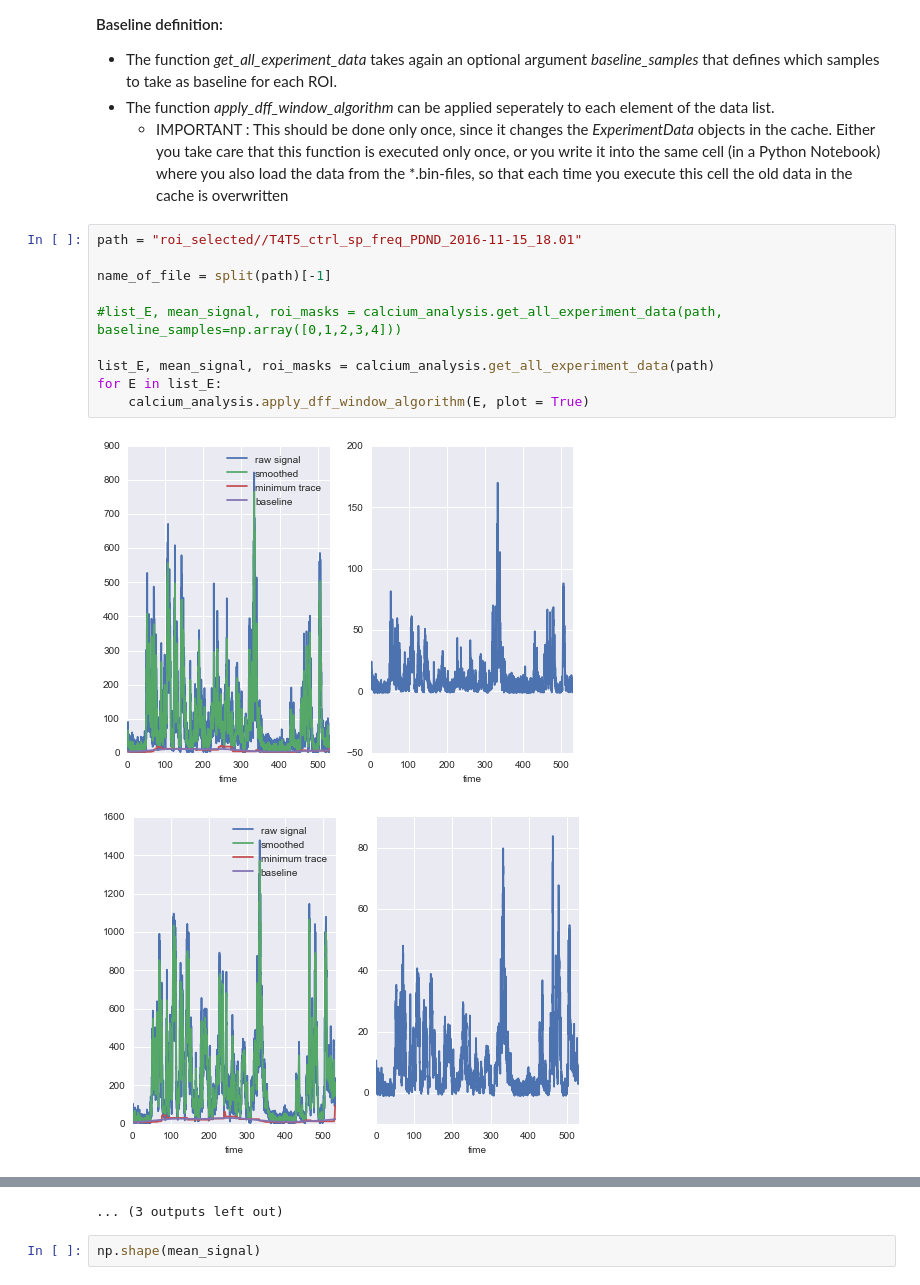
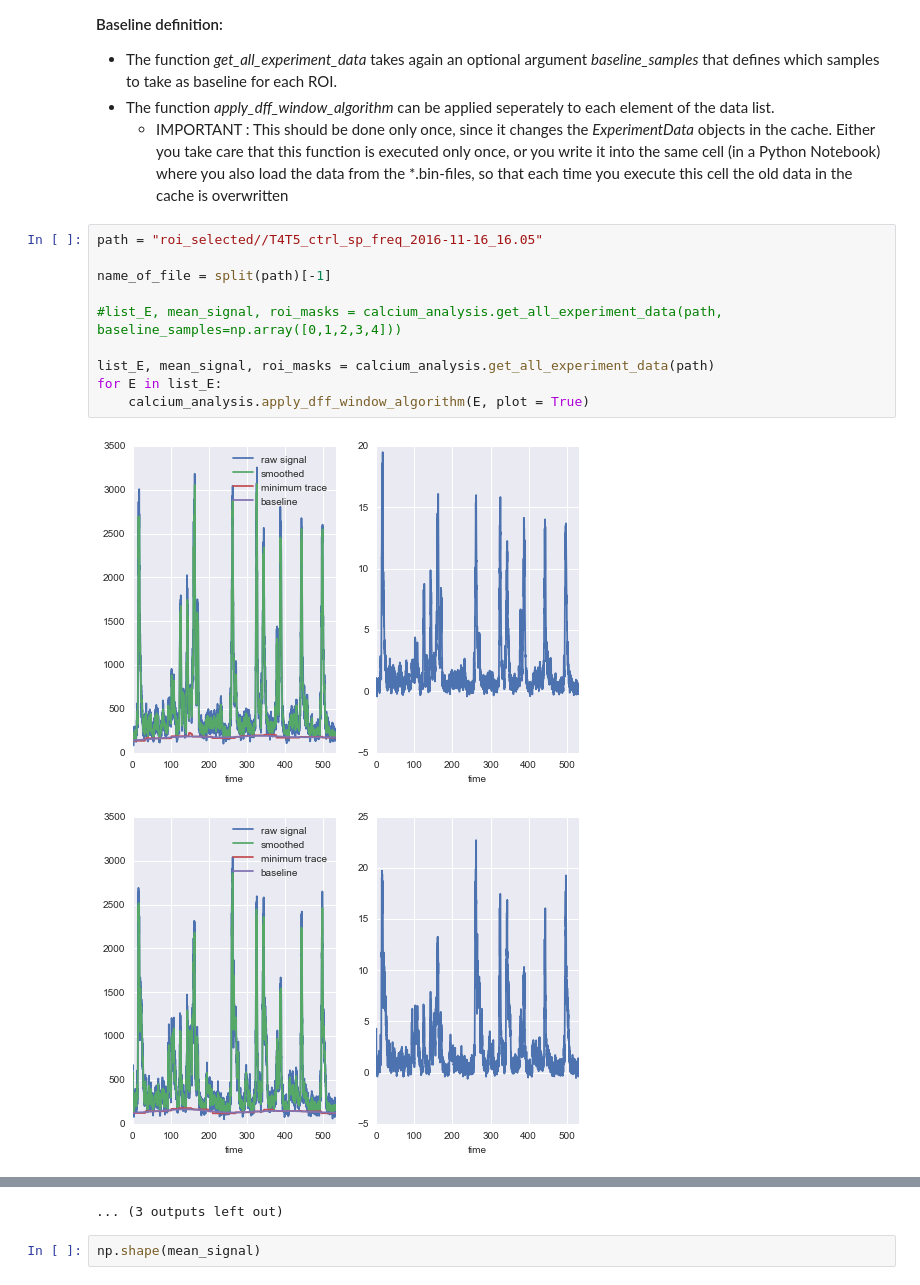
Before and after one commit to meiermatth/Analysis, a Jupyter notebook: pop_sp_freq_tuning analysis.ipynb, the cells around one changed output, grey strips where cells are left out. Saved outputs shown, nothing was run; the diff lists cells and outputs as text.

```diff
--- a/pop_sp_freq_tuning analysis.ipynb
+++ b/pop_sp_freq_tuning analysis.ipynb
@@ -29,15 +29,15 @@ The function *get_all_experiment_data* takes that path and outputs a list with *
 * The function *apply_dff_window_algorithm* can be applied seperately to each element of the data list.
     * IMPORTANT : This should be done only once, since it changes the *ExperimentData* objects in the cache. Either you take care that this function is executed only once, or you write it into the same cell (in a Python Notebook) where you also load the data from the *.bin-files, so that each time you execute this cell the old data in the cache is overwritten
 # %%
-path = "roi_selected//T4T5_ctrl_sp_freq_PDND_2016-11-15_18.01"
+path = "roi_selected//T4T5_ctrl_sp_freq_2016-11-16_16.05"
 
 name_of_file = split(path)[-1]
 
 #list_E, mean_signal, roi_masks = calcium_analysis.get_all_experiment_data(path, baseline_samples=np.array([0,1,2,3,4]))
 
 list_E, mean_signal, roi_masks = calcium_analysis.get_all_experiment_data(path)
 for E in list_E:
     calcium_analysis.apply_dff_window_algorithm(E, plot = True)
 # %% [output]
-[figure, old version]
+[figure, new version]
-[figure, old version]
+[figure, new version]
```
Also changed, not shown: parts of 5 cells of this notebook, 4 other files.
